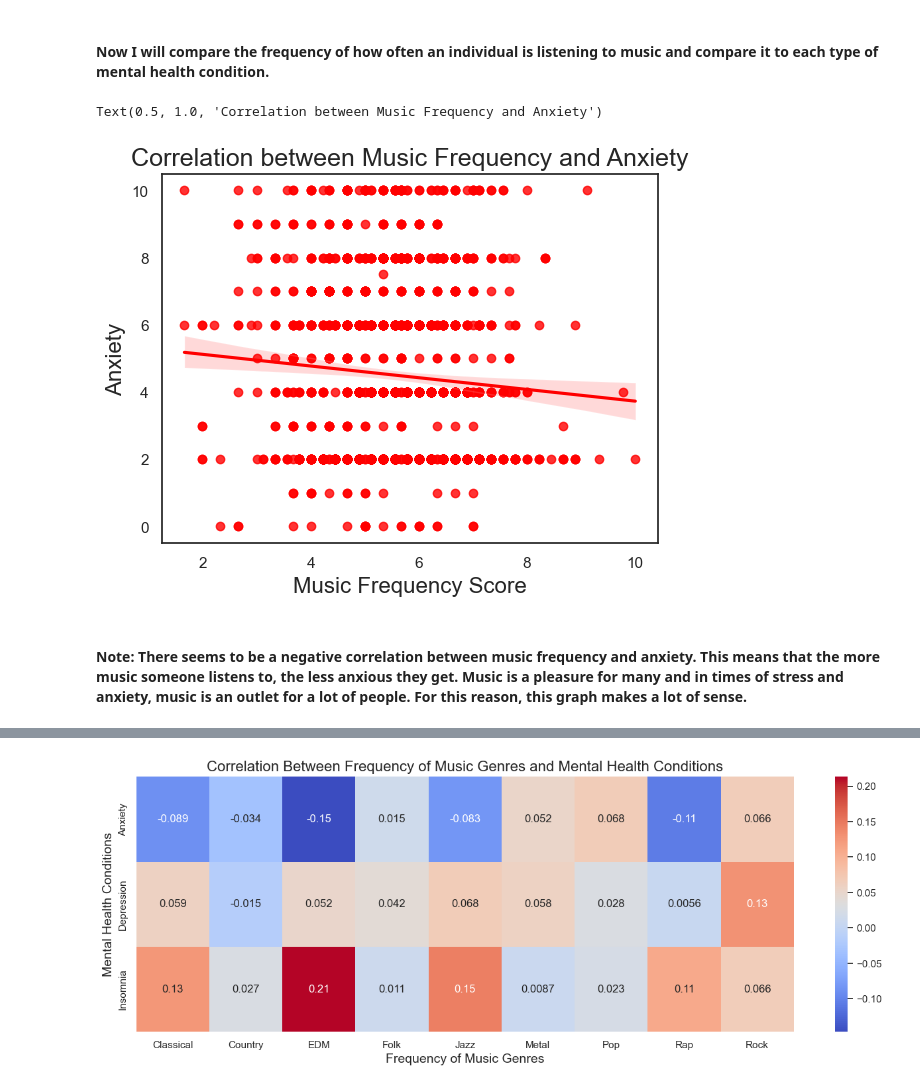
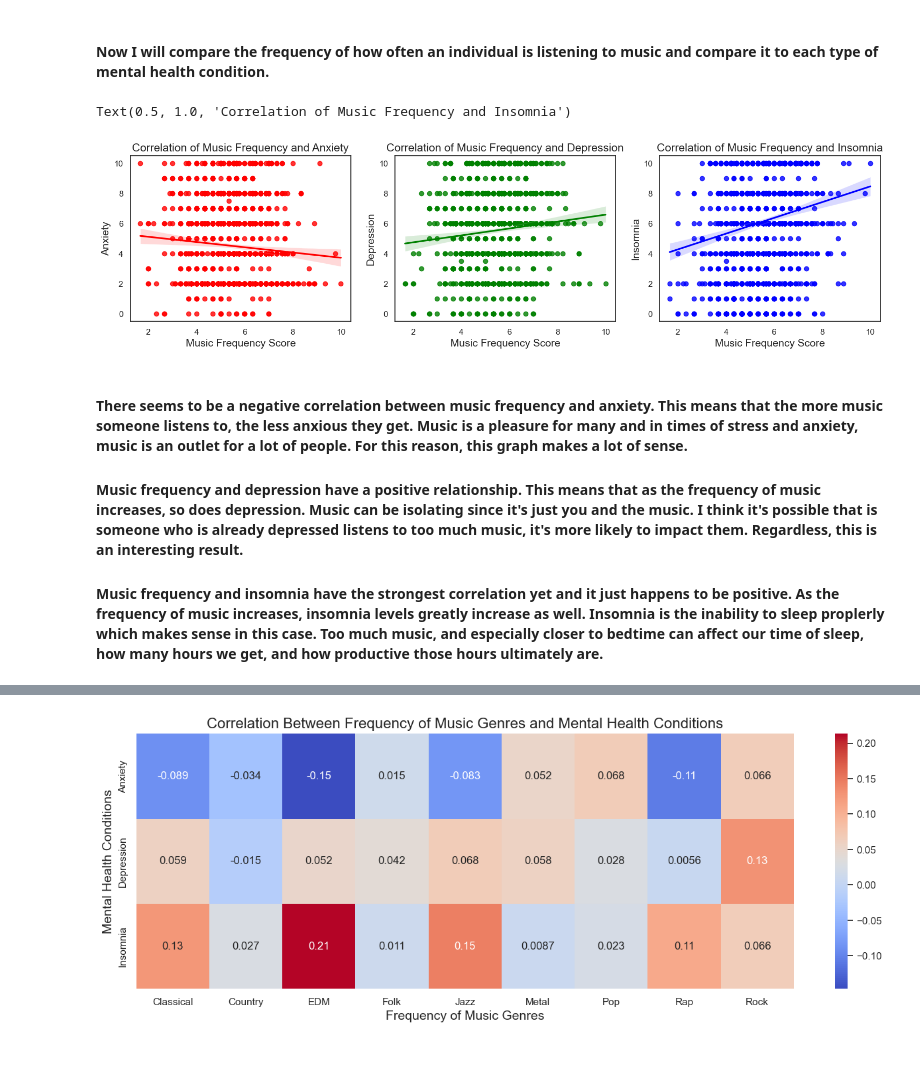
Before and after one commit to ubco-W2022T2-data301/project-group-group12, a Jupyter notebook: analysis/analysis2Haider.ipynb, the cells around one changed output, grey strips where cells are left out. Drawn from its saved outputs; the diff is of its cells as text; code cells hidden in the pictures; blank space fills up the shorter version.

```diff
--- a/analysis/analysis2Haider.ipynb
+++ b/analysis/analysis2Haider.ipynb
@@ -1022,14 +1020,43 @@ v11.set_axis_labels('Frequency of Rap Music', 'Mental Health Score', fontsize=16
 #### Note: For the three graphs above looking at the frequency of rock, pop and rap music to the mental health score, the trendline is almost horizontal meaning there really isn't a strong correlation there.
 # %% [markdown]
 #### Now I will compare the frequency of how often an individual is listening to music and compare it to each type of mental health condition.
-# %%
-sns.regplot(data=merged_mc, x='Music Frequency Score', y='Anxiety', color='red')
-
-plt.xlabel('Music Frequency Score', fontsize=16)
-plt.ylabel('Anxiety', fontsize=16)
-plt.title('Correlation between Music Frequency and Anxiety', fontsize=18)
-# %% [output]
-Text(0.5, 1.0, 'Correlation between Music Frequency and Anxiety')
-[figure, removed]
+# %%
+import seaborn as sns
+import matplotlib.pyplot as plt
+
+# Define the data and variables
+data = merged_mc
+x_vars = ['Music Frequency Score', 'Music Frequency Score', 'Music Frequency Score']
+y_vars = ['Anxiety', 'Depression', 'Insomnia']
+colors = ['red', 'green', 'blue']
+titles = ['Correlation of Music Frequency and Anxiety',           'Correlation of Music Frequency and Depression',          'Correlation of Music Frequency and Insomnia']
+
+# Create the figure and subplots
+fig, v12 = plt.subplots(ncols=3, figsize=(18, 4))
+
+# Plot the regplots on each subplot
+sns.regplot(data=data, x=x_vars[0], y=y_vars[0], color=colors[0], ax=v12[0])
+sns.regplot(data=data, x=x_vars[1], y=y_vars[1], color=colors[1], ax=v12[1])
+sns.regplot(data=data, x=x_vars[2], y=y_vars[2], color=colors[2], ax=v12[2])
+
+# Set the axis labels and title for each subplot
+v12[0].set_xlabel(x_vars[0], fontsize=14)
+v12[0].set_ylabel(y_vars[0], fontsize=14)
+v12[0].set_title(titles[0], fontsize=15)
+
+v12[1].set_xlabel(x_vars[1], fontsize=14)
+v12[1].set_ylabel(y_vars[1], fontsize=14)
+v12[1].set_title(titles[1], fontsize=15)
+
+v12[2].set_xlabel(x_vars[2], fontsize=14)
+v12[2].set_ylabel(y_vars[2], fontsize=14)
+v12[2].set_title(titles[2], fontsize=15)
+# %% [output]
+Text(0.5, 1.0, 'Correlation of Music Frequency and Insomnia')
+[figure, added]
 # %% [markdown]
-#### Note: There seems to be a negative correlation between music frequency and anxiety. This means that the more music someone listens to, the less anxious they get. Music is a pleasure for many and in times of stress and anxiety, music is an outlet for a lot of people. For this reason, this graph makes a lot of sense.
+#### There seems to be a negative correlation between music frequency and anxiety. This means that the more music someone listens to, the less anxious they get. Music is a pleasure for many and in times of stress and anxiety, music is an outlet for a lot of people. For this reason, this graph makes a lot of sense.
+
+#### Music frequency and depression have a positive relationship. This means that as the frequency of music increases, so does depression. Music can be isolating since it's just you and the music. I think it's possible that is someone who is already depressed listens to too much music, it's more likely to impact them. Regardless, this is an interesting result.
+
+#### Music frequency and insomnia have the strongest correlation yet and it just happens to be positive. As the frequency of music increases, insomnia levels greatly increase as well. Insomnia is the inability to sleep proplerly which makes sense in this case. Too much music, and especially closer to bedtime can affect our time of sleep, how many hours we get, and how productive those hours ultimately are.
```
Also changed, not shown: parts of 22 cells of this notebook, 2 other files.
